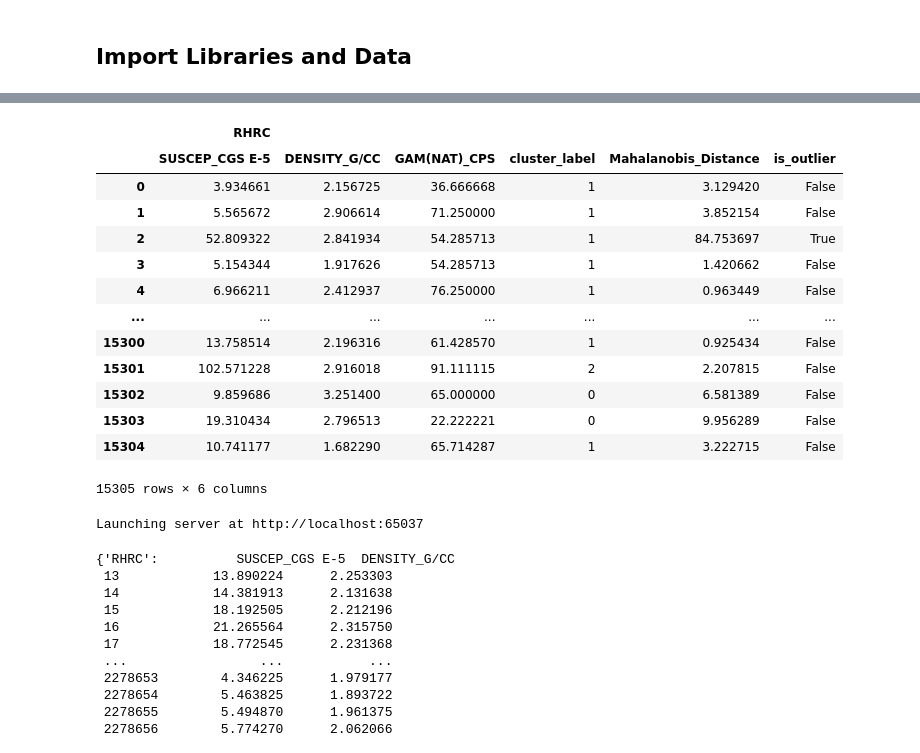
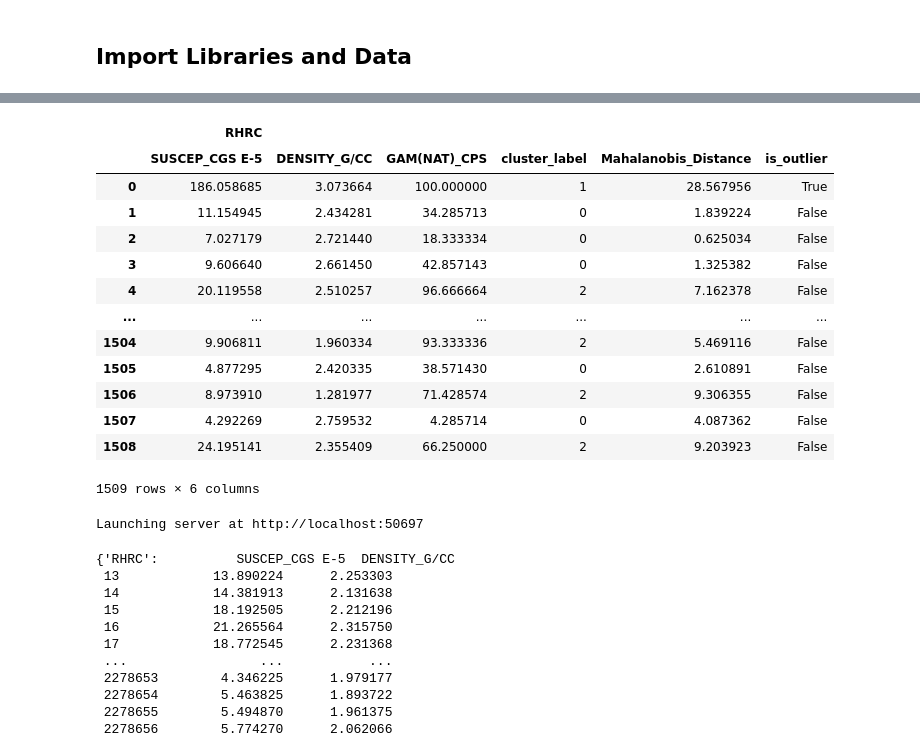
Before and after one commit to lcardsvr/Geophysical-Tool-Response-Project, a Jupyter notebook: ML_model_train.ipynb, the cells around one changed output, grey strips where cells are left out. Saved outputs shown, nothing was run; the diff lists cells and outputs as text; code cells hidden in the pictures.

Commit message:
made it easier to assess outputs of functions step by step

```diff
--- a/ML_model_train.ipynb
+++ b/ML_model_train.ipynb
@@ -112,4 +112,4 @@ def performClustering(output_data, prefix_list):
 
             output_results[prefix] = df_clustered
 
-    return output_results, optimal_num_clusters
+    return output_results
@@ -144,0 +118,10 @@ output_results
+# %%
+#working
+# merge input dataframes from tools, undersample for testing purposes, outputs a list of prefixes to be used in other functions
+merged_df, prefix_list = mergeData(tool_0028AA_df, tool_9622C_df)
+undersampled_data = merged_df.sample(n=2000)
+# %%
+# run the cleaning function with undersampled dataset (to be changed to whole dataset)
+# output a dictionary containing data split by each prefix
+output_dict = cleanFilterData(undersampled_data, prefix_list)
+output_dict
@@ -144,0 +143,3 @@ output_results
+# %%
+output_dict = performClustering(output_dict, prefix_list)
+output_dict
@@ -145,24 +164,24 @@ output_results
 # %%
-df = pd.concat({key: pd.DataFrame(value) for key, value in output_results.items()}, axis=1)
-df.reset_index(drop=True, inplace=True)
-df
+output_df = pd.concat({key: pd.DataFrame(value) for key, value in output_dict.items()}, axis=1)
+output_df.reset_index(drop=True, inplace=True)
+output_df
 # %% [output]
 |  | RHRC |  |  |  |  |  |
 |  | SUSCEP_CGS E-5 | DENSITY_G/CC | GAM(NAT)_CPS | cluster_label | Mahalanobis_Distance | is_outlier |
-| 0 | 3.934661 | 2.156725 | 36.666668 | 1 | 3.129420 | False |
-| 1 | 5.565672 | 2.906614 | 71.250000 | 1 | 3.852154 | False |
-| 2 | 52.809322 | 2.841934 | 54.285713 | 1 | 84.753697 | True |
-| 3 | 5.154344 | 1.917626 | 54.285713 | 1 | 1.420662 | False |
-| 4 | 6.966211 | 2.412937 | 76.250000 | 1 | 0.963449 | False |
+| 0 | 186.058685 | 3.073664 | 100.000000 | 1 | 28.567956 | True |
+| 1 | 11.154945 | 2.434281 | 34.285713 | 0 | 1.839224 | False |
+| 2 | 7.027179 | 2.721440 | 18.333334 | 0 | 0.625034 | False |
+| 3 | 9.606640 | 2.661450 | 42.857143 | 0 | 1.325382 | False |
+| 4 | 20.119558 | 2.510257 | 96.666664 | 2 | 7.162378 | False |
 | ... | ... | ... | ... | ... | ... | ... |
-| 15300 | 13.758514 | 2.196316 | 61.428570 | 1 | 0.925434 | False |
-| 15301 | 102.571228 | 2.916018 | 91.111115 | 2 | 2.207815 | False |
-| 15302 | 9.859686 | 3.251400 | 65.000000 | 0 | 6.581389 | False |
-| 15303 | 19.310434 | 2.796513 | 22.222221 | 0 | 9.956289 | False |
-| 15304 | 10.741177 | 1.682290 | 65.714287 | 1 | 3.222715 | False |
+| 1504 | 9.906811 | 1.960334 | 93.333336 | 2 | 5.469116 | False |
+| 1505 | 4.877295 | 2.420335 | 38.571430 | 0 | 2.610891 | False |
+| 1506 | 8.973910 | 1.281977 | 71.428574 | 2 | 9.306355 | False |
+| 1507 | 4.292269 | 2.759532 | 4.285714 | 0 | 4.087362 | False |
+| 1508 | 24.195141 | 2.355409 | 66.250000 | 2 | 9.203923 | False |
-15305 rows × 6 columns
+1509 rows × 6 columns
 # %%
-scatter_plot = df['RHRC'].hvplot.scatter(
+scatter_plot = output_df['RHRC'].hvplot.scatter(
     x='DENSITY_G/CC',
     y='SUSCEP_CGS E-5',
     color='is_outlier',
@@ -170,6 +189,6 @@ scatter_plot = df['RHRC'].hvplot.scatter(
 
 hvplot.show(scatter_plot)
 # %% [output]
-Launching server at http://localhost:65037
+Launching server at http://localhost:50697
 # %%
 fig = go.Figure(data=go.Scatter3d(
```
Also changed, not shown: parts of 9 cells of this notebook.
